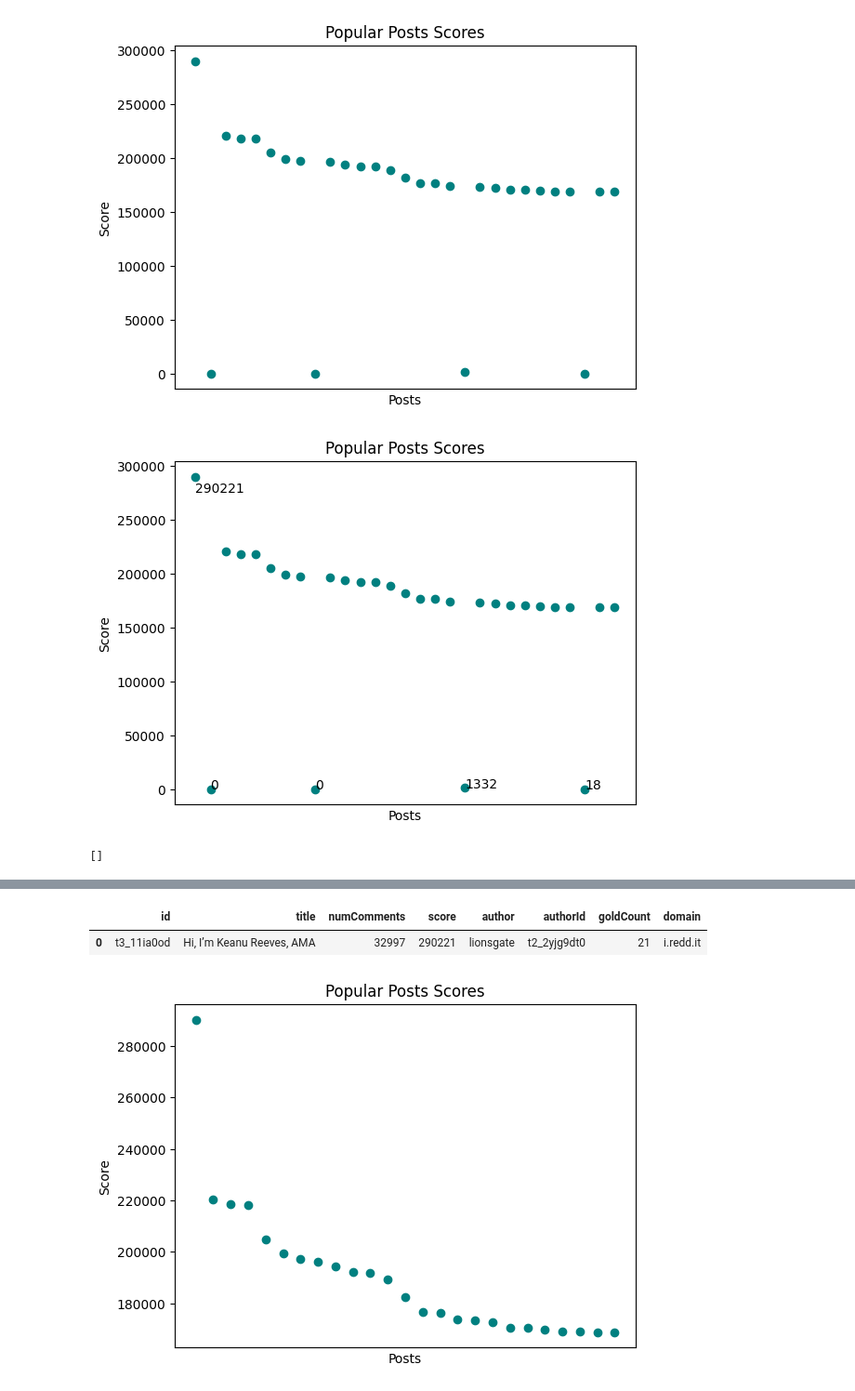
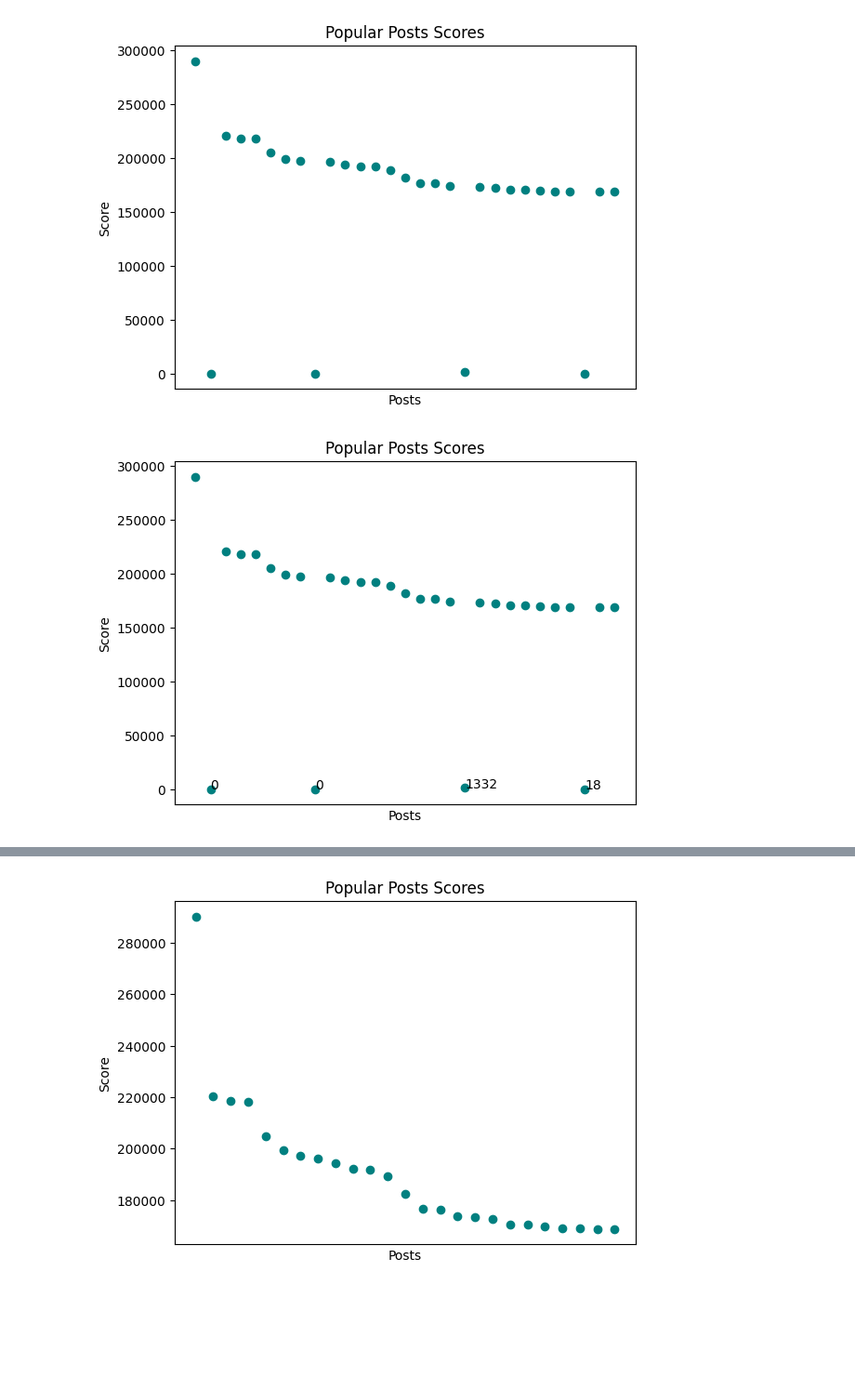
Before and after one commit to AslihanYoldas/Data-Science-reddit-api-project-Ada-lovelace-academy, a Jupyter notebook: main.ipynb, the cells around one changed output, grey strips where cells are left out. Shown at 93% size. Cells and saved outputs as stored; diff of their text form; code cells hidden in the pictures; blank space fills up the shorter version.

```diff
--- a/main.ipynb
+++ b/main.ipynb
@@ -359,25 +238,22 @@ plt.show()
 # %% [output]
 [figure]
 # %%
+#Plotting score outliers with values
 plt.title('Popular Posts Scores')
 plt.ylabel('Score')
 plt.xlabel('Posts')
 plt.tick_params(axis='both', which='both', labelbottom=False, bottom=False)
 
 for i in range(len(popular_posts_df)):
     try:
         x = popular_posts_df['id'][i]
         y = popular_posts_df['score'][i]
         plt.plot(x, y, "o", color="teal")
-        if popular_posts_df['score'][i] > 290000 or popular_posts_df['score'][i]<5000 :
+        if  popular_posts_df['score'][i]<5000 :
             plt.text(x, y * (1 - 0.05), popular_posts_df['score'][i], fontsize=10)
     except:
         continue
 plt.show()
 # %% [output]
-[figure, old version]
+[figure, new version]
-# %%
-find_outliers(popular_posts_df, 'score')
-# %% [output]
-[]
 # %%
@@ -389,11 +265,6 @@ popular_posts_df.query('score < 50000')
 | 8 | t3_17g82xx | r/gaming, what Mtn Dew flavor pai... | 452 | 0 | MtnDewOfficial | t2_ao7d8uab | 0 | mountaindew.com |
 | 18 | t3_16uc8la | What would the world look like wi... | 1263 | 1332 | call_of_war_player | t2_vj2jjxzt | 0 | callofwar.com |
 | 26 | t3_17wva9w | Your favorite game is iconic. Mak... | 0 | 18 | PringlesUS | t2_apioax4u | 0 | ign.com |
-# %%
-popular_posts_df.query('score > 290000')
-# %% [output]
-|  | id | title | numComments | score | author | authorId | goldCount | domain |
-| 0 | t3_11ia0od | Hi, I’m Keanu Reeves, AMA | 32997 | 290221 | lionsgate | t2_2yjg9dt0 | 21 | i.redd.it |
 # %%
 #Dropping outliers
 popular_posts_df = popular_posts_df.drop([1,8,18,26])
```
Also changed, not shown: parts of 79 cells of this notebook.
